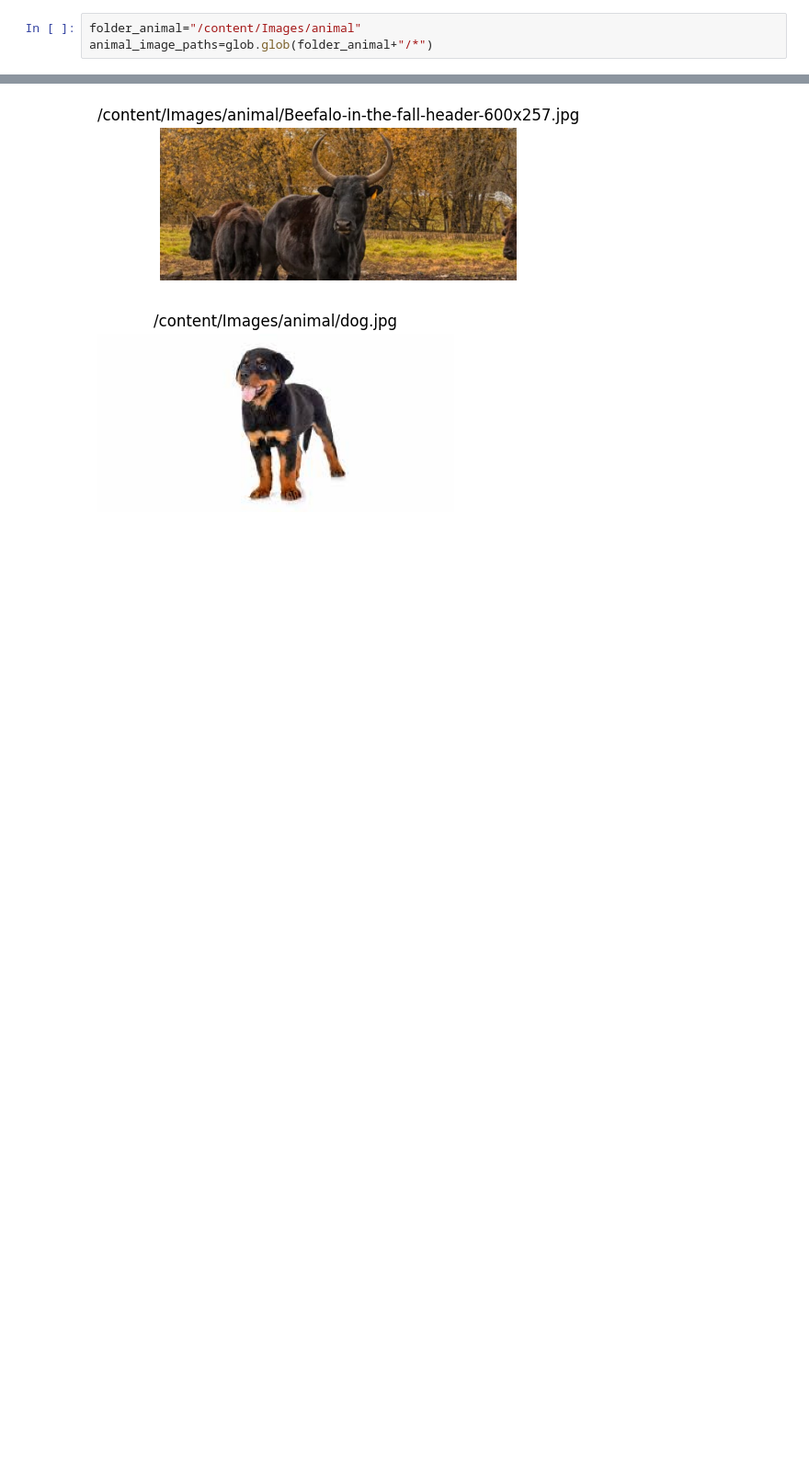
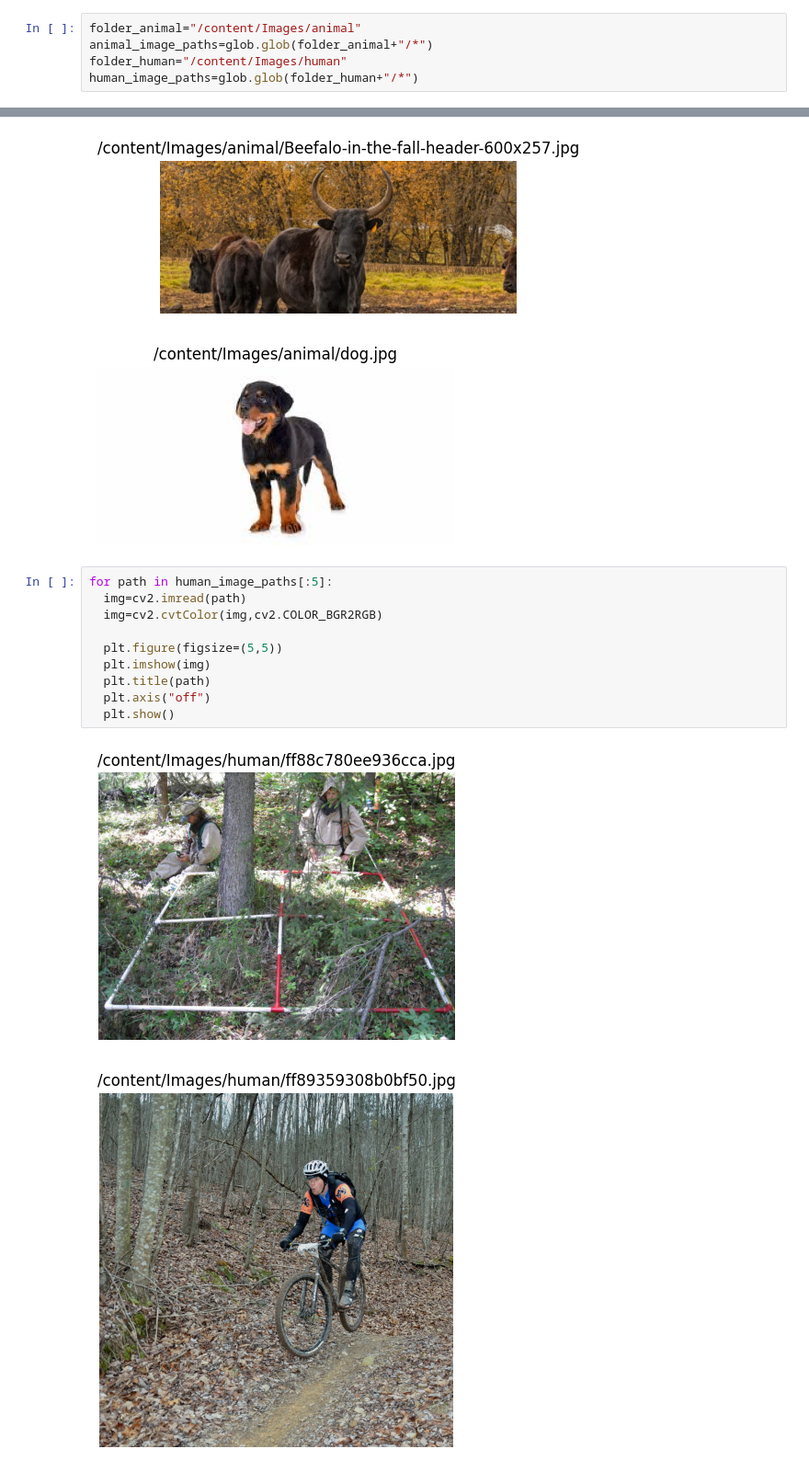
Before and after one commit to bijayrepo/AI-ML_Models, a Jupyter notebook: Facedetection.ipynb, the cells around one changed output, grey strips where cells are left out. Shown at 92% size. Saved outputs shown, nothing was run; the diff lists cells and outputs as text; blank space fills up the shorter version.

```diff
--- a/Facedetection.ipynb
+++ b/Facedetection.ipynb
@@ -11,6 +11,8 @@ import matplotlib.pyplot as plt
 # %%
 folder_animal="/content/Images/animal"
 animal_image_paths=glob.glob(folder_animal+"/*")
+folder_human="/content/Images/human"
+human_image_paths=glob.glob(folder_human+"/*")
 # %%
 for path in animal_image_paths[:5]:
   img=cv2.imread(path)
@@ -26,3 +28,16 @@ for path in animal_image_paths[:5]:
 [figure]
 [figure]
 [figure]
+# %%
+for path in human_image_paths[:5]:
+  img=cv2.imread(path)
+  img=cv2.cvtColor(img,cv2.COLOR_BGR2RGB)
+
+  plt.figure(figsize=(5,5))
+  plt.imshow(img)
+  plt.title(path)
+  plt.axis("off")
+  plt.show()
+# %% [output]
+[figure, added]
+[figure, added]
```
Also changed, not shown: parts of 1 cell of this notebook.
